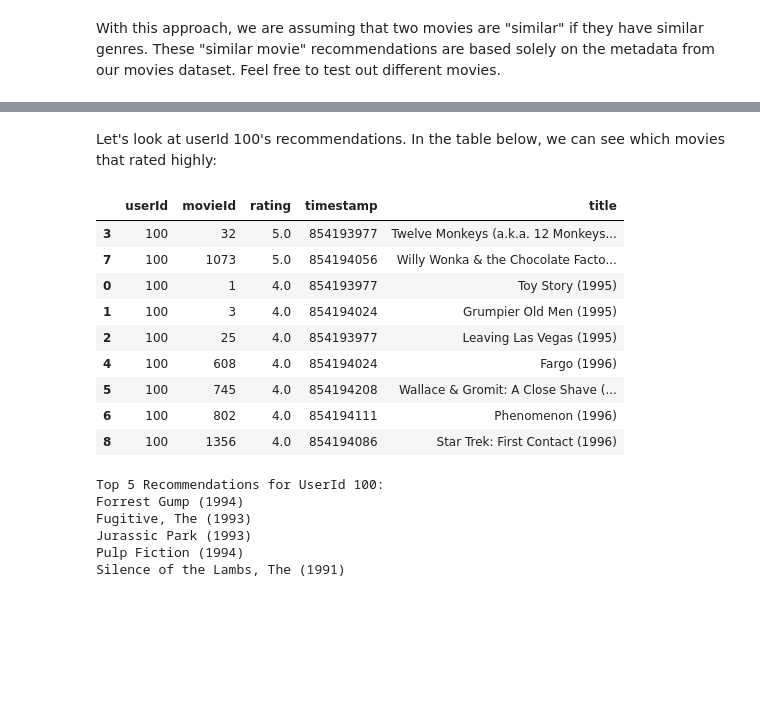
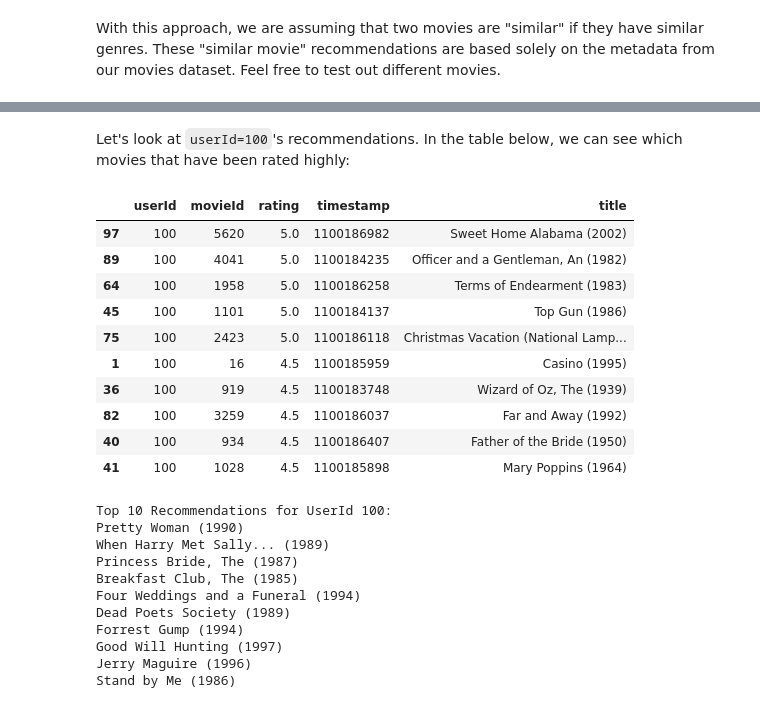
Before and after one commit to topspinj/pydata-workshop, a Jupyter notebook: tutorial.ipynb, the cells around one changed output, grey strips where cells are left out. Cells and saved outputs as stored; diff of their text form; code cells hidden in the pictures; blank space fills up the shorter version.

```diff
--- a/tutorial.ipynb
+++ b/tutorial.ipynb
@@ -29,9 +29,9 @@ Alternatively, you can access the data here:
 - https://s3-us-west-2.amazonaws.com/recommender-tutorial/movies.csv
 - https://s3-us-west-2.amazonaws.com/recommender-tutorial/ratings.csv
 # %%
-ratings = pd.read_csv('https://s3-us-west-2.amazonaws.com/recommender-tutorial/ratings.csv')
+ratings = pd.read_csv('data/ratings.csv')
 # %%
-movies = pd.read_csv('https://s3-us-west-2.amazonaws.com/recommender-tutorial/movies.csv')
+movies = pd.read_csv('data/movies.csv')
 # %% [markdown]
 ### Step 3: Exploratory Data Analysis
 # %%
@@ -495,23 +528,24 @@ new_X = svd.inverse_transform(Z)
 # %% [markdown]
-Let's look at userId 100's recommendations. In the table below, we can see which movies that rated highly:
+Let's look at `userId=100`'s recommendations. In the table below, we can see which movies that have been rated highly:
 # %%
 userId = 100
 user_preferences = ratings[(ratings['userId']==userId)&(ratings['rating']>=4)]
 user_preferences = user_preferences.merge(movies[['movieId', 'title']])
-user_preferences.sort_values('rating', ascending=False)
+user_preferences.sort_values('rating', ascending=False).head(10)
 # %% [output]
 |  | userId | movieId | rating | timestamp | title |
-| 3 | 100 | 32 | 5.0 | 854193977 | Twelve Monkeys (a.k.a. 12 Monkeys... |
-| 7 | 100 | 1073 | 5.0 | 854194056 | Willy Wonka & the Chocolate Facto... |
-| 0 | 100 | 1 | 4.0 | 854193977 | Toy Story (1995) |
-| 1 | 100 | 3 | 4.0 | 854194024 | Grumpier Old Men (1995) |
-| 2 | 100 | 25 | 4.0 | 854193977 | Leaving Las Vegas (1995) |
-| 4 | 100 | 608 | 4.0 | 854194024 | Fargo (1996) |
-| 5 | 100 | 745 | 4.0 | 854194208 | Wallace & Gromit: A Close Shave (... |
-| 6 | 100 | 802 | 4.0 | 854194111 | Phenomenon (1996) |
-| 8 | 100 | 1356 | 4.0 | 854194086 | Star Trek: First Contact (1996) |
+| 97 | 100 | 5620 | 5.0 | 1100186982 | Sweet Home Alabama (2002) |
+| 89 | 100 | 4041 | 5.0 | 1100184235 | Officer and a Gentleman, An (1982) |
+| 64 | 100 | 1958 | 5.0 | 1100186258 | Terms of Endearment (1983) |
+| 45 | 100 | 1101 | 5.0 | 1100184137 | Top Gun (1986) |
+| 75 | 100 | 2423 | 5.0 | 1100186118 | Christmas Vacation (National Lamp... |
+| 1 | 100 | 16 | 4.5 | 1100185959 | Casino (1995) |
+| 36 | 100 | 919 | 4.5 | 1100183748 | Wizard of Oz, The (1939) |
+| 82 | 100 | 3259 | 4.5 | 1100186037 | Far and Away (1992) |
+| 40 | 100 | 934 | 4.5 | 1100186407 | Father of the Bride (1950) |
+| 41 | 100 | 1028 | 4.5 | 1100185898 | Mary Poppins (1964) |
 # %%
-top_N = 5
+top_N = 10
 
 movie_titles = dict(zip(movies['movieId'], movies['title']))
 
@@ -522,9 +556,14 @@ for i in top_N_indices:
     movie_id = movie_inv_mapper[i]
     print(movie_titles[movie_id])
 # %% [output]
-Top 5 Recommendations for UserId 100:
+Top 10 Recommendations for UserId 100:
+Pretty Woman (1990)
+When Harry Met Sally... (1989)
+Princess Bride, The (1987)
+Breakfast Club, The (1985)
+Four Weddings and a Funeral (1994)
+Dead Poets Society (1989)
 Forrest Gump (1994)
-Fugitive, The (1993)
-Jurassic Park (1993)
-Pulp Fiction (1994)
-Silence of the Lambs, The (1991)
+Good Will Hunting (1997)
+Jerry Maguire (1996)
+Stand by Me (1986)
```
Also changed, not shown: parts of 35 cells of this notebook, 1 other file.
